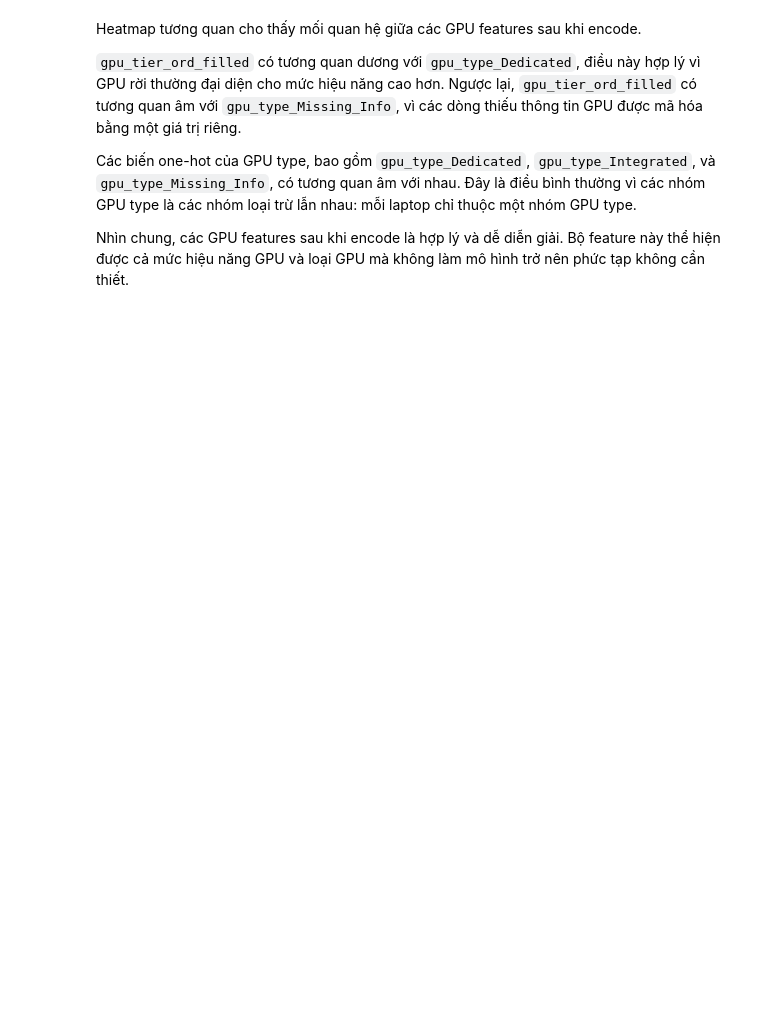
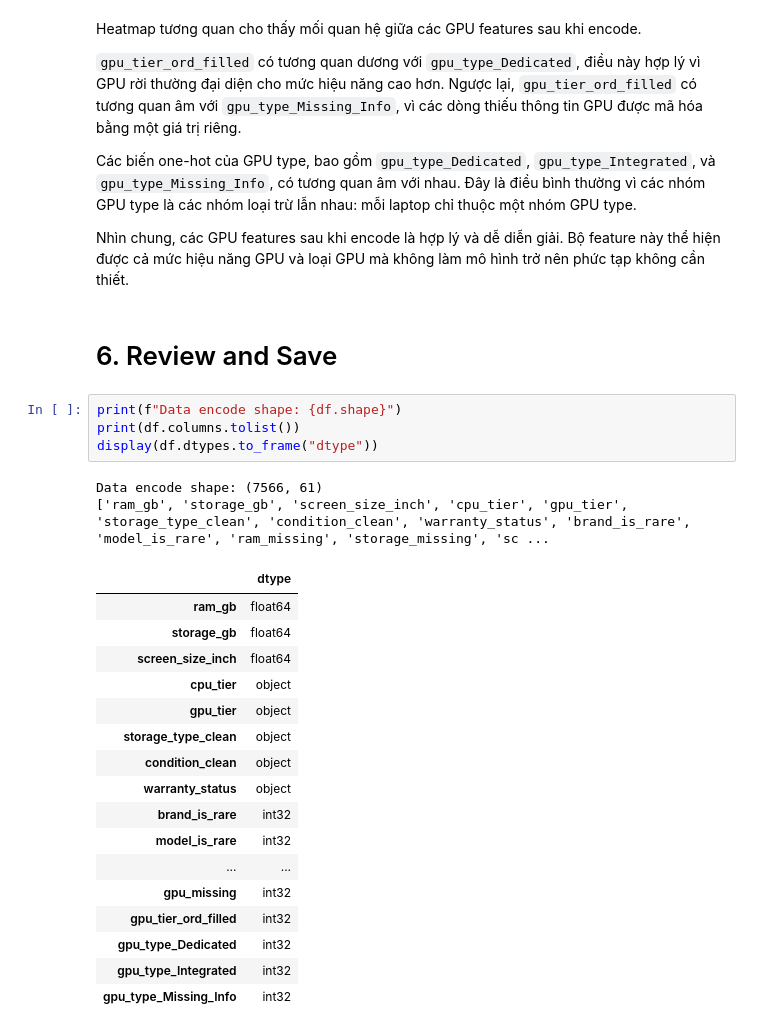
Before and after one commit to thisYui/Laptop-Price-Prediction, a Jupyter notebook: notebooks/data/06_feature_engineering.ipynb, the cells around one changed output. Saved outputs shown, nothing was run; the diff lists cells and outputs as text; blank space fills up the shorter version.

```diff
--- a/notebooks/data/06_feature_engineering.ipynb
+++ b/notebooks/data/06_feature_engineering.ipynb
@@ -901,3 +1142,29 @@ Heatmap tương quan cho thấy mối quan hệ giữa các GPU features sau khi
 Các biến one-hot của GPU type, bao gồm `gpu_type_Dedicated`, `gpu_type_Integrated`, và `gpu_type_Missing_Info`, có tương quan âm với nhau. Đây là điều bình thường vì các nhóm GPU type là các nhóm loại trừ lẫn nhau: mỗi laptop chỉ thuộc một nhóm GPU type.
 
 Nhìn chung, các GPU features sau khi encode là hợp lý và dễ diễn giải. Bộ feature này thể hiện được cả mức hiệu năng GPU và loại GPU mà không làm mô hình trở nên phức tạp không cần thiết.
+# %% [markdown]
+# 6. Review and Save
+# %%
+print(f"Data encode shape: {df.shape}")
+print(df.columns.tolist())
+display(df.dtypes.to_frame("dtype"))
+# %% [output]
+Data encode shape: (7566, 61)
+['ram_gb', 'storage_gb', 'screen_size_inch', 'cpu_tier', 'gpu_tier', 'storage_type_clean', 'condition_clean', 'warranty_status', 'brand_is_rare', 'model_is_rare', 'ram_missing', 'storage_missing', 'sc ...
+|  | dtype |
+| ram_gb | float64 |
+| storage_gb | float64 |
+| screen_size_inch | float64 |
+| cpu_tier | object |
+| gpu_tier | object |
+| storage_type_clean | object |
+| condition_clean | object |
+| warranty_status | object |
+| brand_is_rare | int32 |
+| model_is_rare | int32 |
+| ... | ... |
+| gpu_missing | int32 |
+| gpu_tier_ord_filled | int32 |
+| gpu_type_Dedicated | int32 |
+| gpu_type_Integrated | int32 |
+| gpu_type_Missing_Info | int32 |
```
Also changed, not shown: parts of 36 cells of this notebook, 1 other file.
